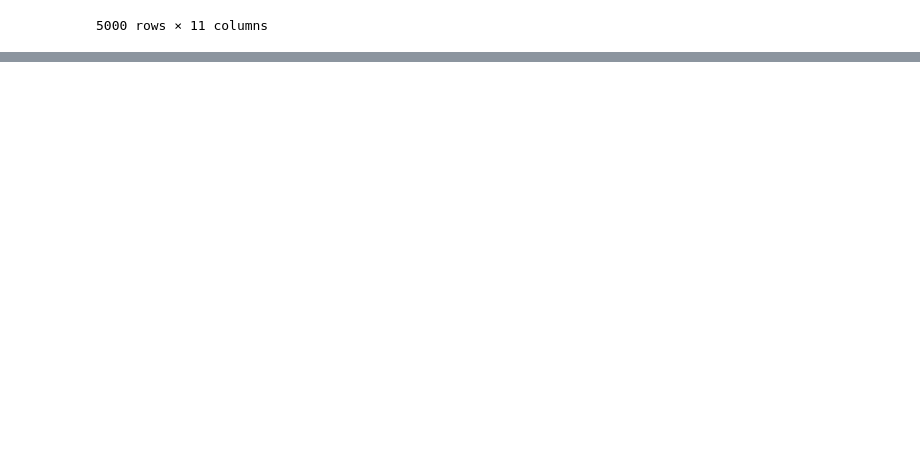
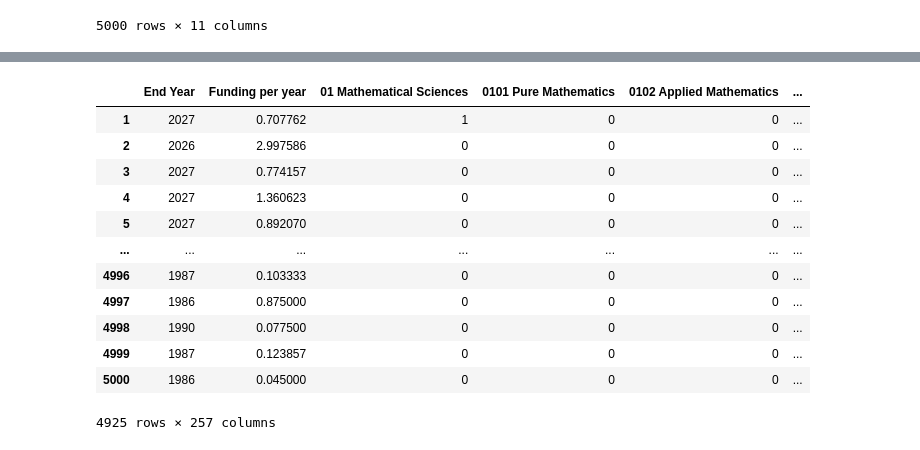
Before and after one commit to pandey-tushar/TAMIDS-22, a Jupyter notebook: GRANT_TDA.ipynb, the cells around one changed output, grey strips where cells are left out. Saved outputs shown, nothing was run; the diff lists cells and outputs as text; code cells hidden in the pictures; blank space fills up the shorter version.

```diff
--- a/GRANT_TDA.ipynb
+++ b/GRANT_TDA.ipynb
@@ -179,0 +149,17 @@ Mapping on data shaped (4939, 256) using lens shaped (4939, 256)
+# %%
+grant_TDA = grant_TDA.drop([''],axis=1).fillna(0)
+grant_TDA
+# %% [output]
+|  | End Year | Funding per year | 01 Mathematical Sciences | 0101 Pure Mathematics | 0102 Applied Mathematics | ... |
+| 1 | 2027 | 0.707762 | 1 | 0 | 0 | ... |
+| 2 | 2026 | 2.997586 | 0 | 0 | 0 | ... |
+| 3 | 2027 | 0.774157 | 0 | 0 | 0 | ... |
+| 4 | 2027 | 1.360623 | 0 | 0 | 0 | ... |
+| 5 | 2027 | 0.892070 | 0 | 0 | 0 | ... |
+| ... | ... | ... | ... | ... | ... | ... |
+| 4996 | 1987 | 0.103333 | 0 | 0 | 0 | ... |
+| 4997 | 1986 | 0.875000 | 0 | 0 | 0 | ... |
+| 4998 | 1990 | 0.077500 | 0 | 0 | 0 | ... |
+| 4999 | 1987 | 0.123857 | 0 | 0 | 0 | ... |
+| 5000 | 1986 | 0.045000 | 0 | 0 | 0 | ... |
+4925 rows × 257 columns
```
Also changed, not shown: parts of 12 cells of this notebook.
